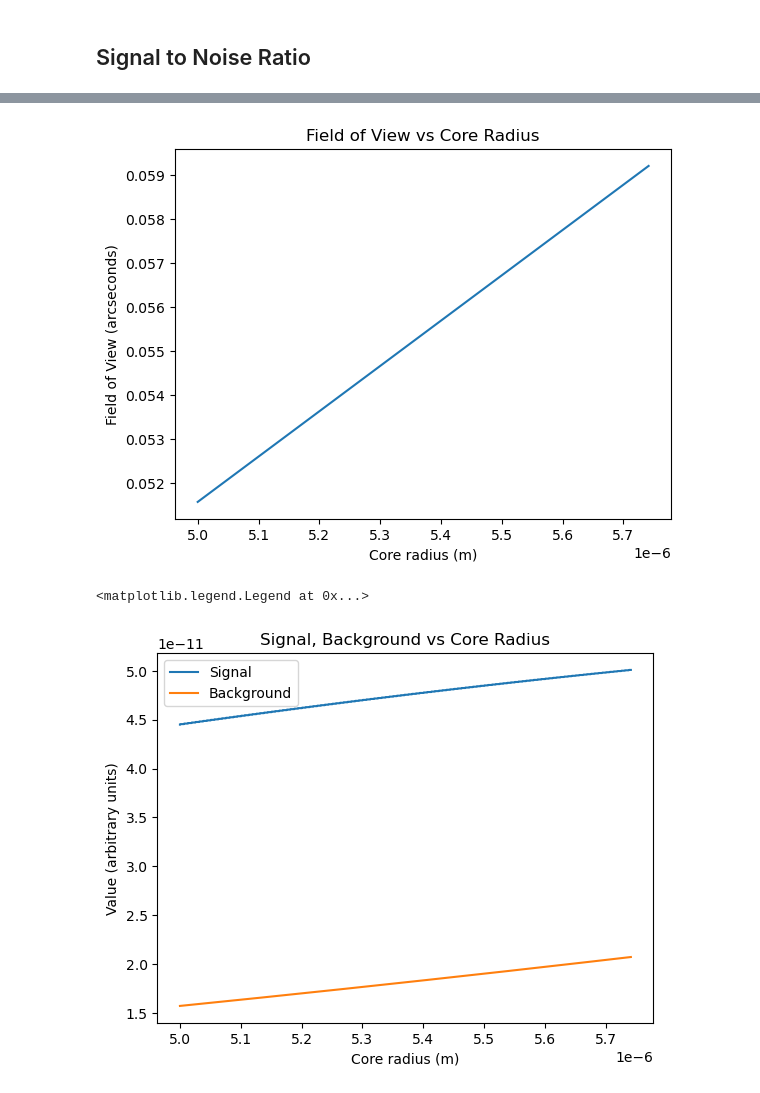
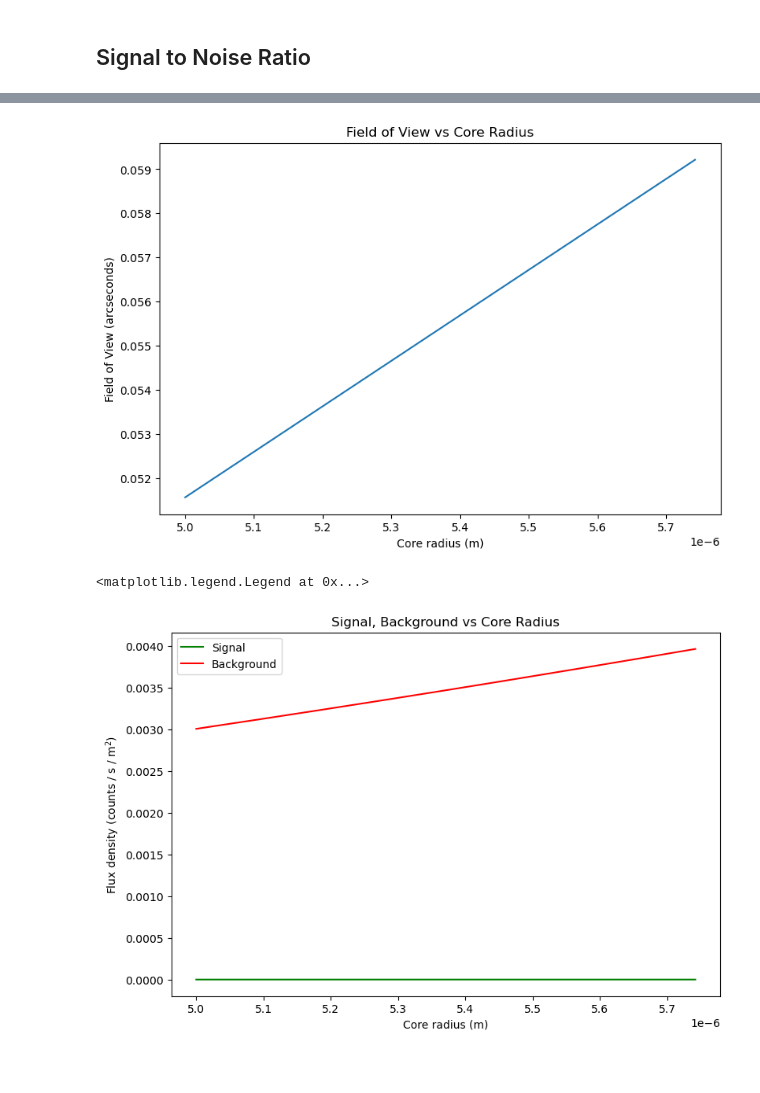
Before and after one commit to TongyueLiu/OH-Suppression-MRes-Project, a Jupyter notebook: SNR tradeoff with high efficiency or larger FOV.ipynb, the cells around one changed output, grey strips where cells are left out. Saved outputs shown, nothing was run; the diff lists cells and outputs as text; code cells hidden in the pictures; blank space fills up the shorter version.

Commit message:
update relative signal to noise

```diff
--- a/SNR tradeoff with high efficiency or larger FOV.ipynb
+++ b/SNR tradeoff with high efficiency or larger FOV.ipynb
@@ -544,8 +468,2 @@ plt.legend()
 # %% [markdown]
 ## Signal to Noise Ratio
-# %%
-core_radius_range = np.linspace(5e-6, 5.7415e-6, 1483 + 1) # from 5 to 5.75 microns in meters
-efficiency_array = np.zeros_like(core_radius_range)
-
-# The cladding radius should be set to 125/2 micron
-cladding_radius_max = 125e-6 / 2
@@ -569,12 +541,11 @@ Subclasses:
 # %%
-I_flat = 0.2 # flat intensity of the background noise across the fibre input plane, in normalised units
+I_flat = 1.2 **2 # flat intensity of the background noise across the fibre input plane, in normalised units
 rad_to_arcsec = (180 / np.pi) * 3600 # conversion factor from radians to arcseconds
 
 FOV_array = np.zeros_like(core_radius_range)
 snr_array = np.zeros_like(core_radius_range)
 signal_array = np.zeros_like(core_radius_range)
 background_array = np.zeros_like(core_radius_range)
-
 
 plate_scale_coude = rad_to_arcsec / (F * D_M1) # in arcseconds per meter at the focal plane
 plate_scale_demag = plate_scale_coude / Magnification # in arcseconds per meter at the fibre input plane
@@ -590,7 +561,7 @@ for i, a in enumerate(core_radius_range):
     fibre_rho = np.linspace(0, cladding_radius_max / a, 10000)
     fibre_r = fibre_rho * a
 
-    core_mask = fibre_r <= a # Create a mask for the core region where the fibre can couple light
+    # core_mask = fibre_r <= a # Create a mask for the core region where the fibre can couple light
 
     # Fibre field
     E_smf, I_smf = calculate_electric_field(fibre_rho, X_root, Y_root)
@@ -600,8 +571,10 @@ for i, a in enumerate(core_radius_range):
     # Calculate Field of View for the fibre
     FOV = plate_scale_demag * 2*a # in arcseconds
 
-    Signal = 2*np.pi * integrate.simpson(I_image[core_mask] * fibre_r[core_mask], x=fibre_r[core_mask]) # Total signal coupled into the fibre, integrating over the fibre cross-section
-    Background = np.pi * I_flat * a **2  # Total noise coupled into the fibre, integrating over the fibre cross-section
+    r_FOV = np.linspace(0, FOV, 10000) * plate_scale_demag # Convert FOV from arcseconds to meters at the fibre input plane for the core region
+
+    Signal = 2*np.pi * integrate.simpson(I_image * fibre_r, x=fibre_r) # Total signal coupled into the fibre, integrating over the fibre cross-section
+    Background = np.pi * I_flat * (FOV / 2) **2  # Total noise coupled into the fibre, integrating over the fibre cross-section
 
     snr = Signal / np.sqrt(Background) # Signal-to-noise ratio, assuming noise is dominated by the background and follows Poisson statistics
 
@@ -616,19 +594,21 @@ cladding_radius_max
 # %%
+plt.figure(figsize=(9,6))
 plt.plot(core_radius_range, FOV_array)
 plt.xlabel('Core radius (m)')
 plt.ylabel('Field of View (arcseconds)')
 plt.title('Field of View vs Core Radius')
 plt.show()
 # %% [output]
-[figure, old version]
+[figure, new version]
 # %%
-plt.plot(core_radius_range, signal_array, label='Signal')
-plt.plot(core_radius_range, background_array, label='Background')
+plt.figure(figsize=(9,6))
+plt.plot(core_radius_range, signal_array, label='Signal', color='green')
+plt.plot(core_radius_range, background_array, label='Background', color='red')
 # plt.plot(core_radius_range, snr_rel_array, label='Relative SNR')
 plt.xlabel('Core radius (m)')
-plt.ylabel('Value (arbitrary units)')
+plt.ylabel('Flux density (counts / s / m$^2$)')
 plt.title('Signal, Background vs Core Radius')
 plt.legend()
 # %% [output]
 <matplotlib.legend.Legend at 0x...>
-[figure, old version]
+[figure, new version]
```
Also changed, not shown: parts of 58 cells of this notebook, 2 other files.
